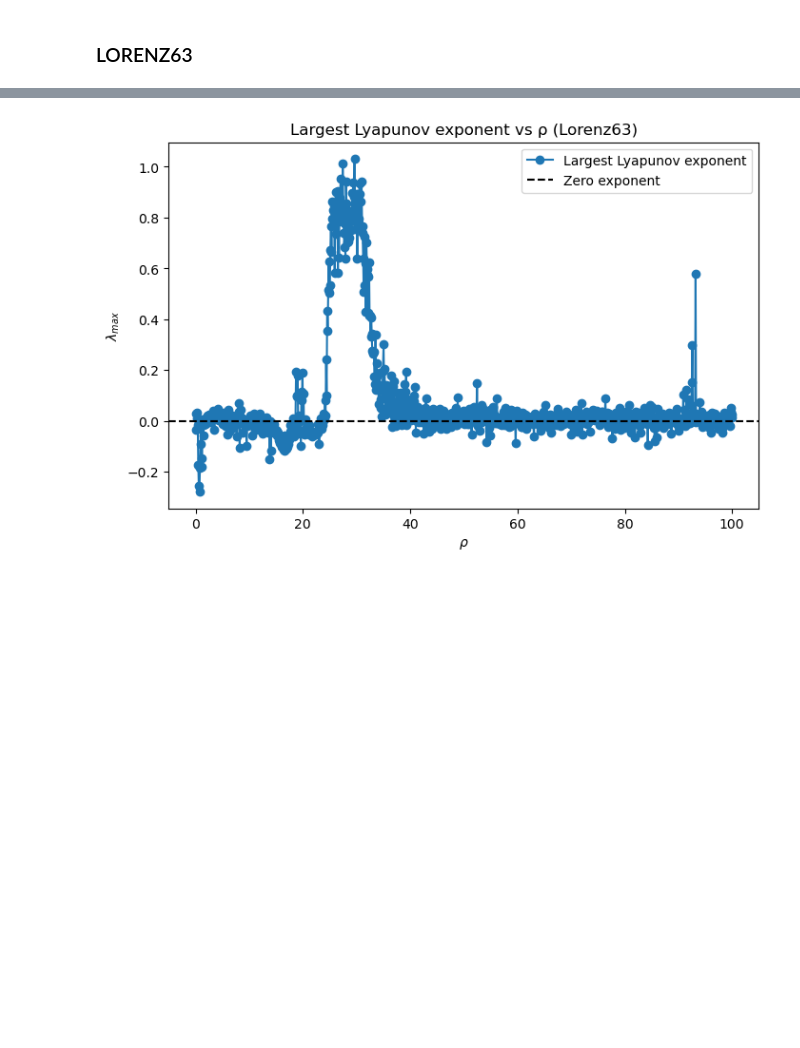
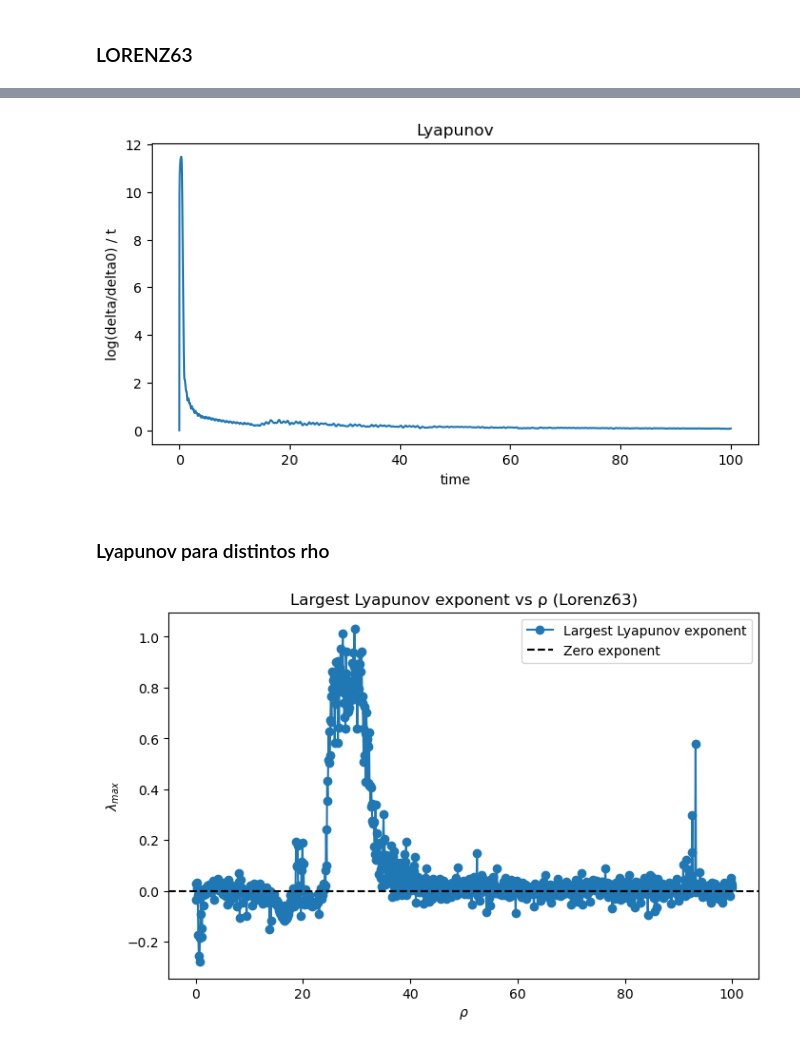
Before and after one commit to nxteventrying/chaos-ts-analysis, a Jupyter notebook: generation/lorenz.ipynb, the cells around one changed output, grey strips where cells are left out. Saved outputs shown, nothing was run; the diff lists cells and outputs as text; code cells hidden in the pictures; blank space fills up the shorter version.

```diff
--- a/generation/lorenz.ipynb
+++ b/generation/lorenz.ipynb
@@ -113,3 +125,20 @@ Approximate largest Lyapunov exponent: 0.8420229000138758
+# %%
+# avoid t=0
+t_nonzero = t.copy()
+t_nonzero[0] = t[1]
+
+running_lambda = np.log(delta / delta0) / t_nonzero
+
+plt.figure(figsize=(8,4))
+plt.plot(t, running_lambda)
+plt.xlabel('time')
+plt.ylabel('log(delta/delta0) / t')
+plt.title('Lyapunov')
+plt.show()
+# %% [output]
+[figure, added]
+# %% [markdown]
+### Lyapunov para distintos rho
 # %%
 import numpy as np
 import matplotlib.pyplot as plt
```
Also changed, not shown: parts of 7 cells of this notebook.
